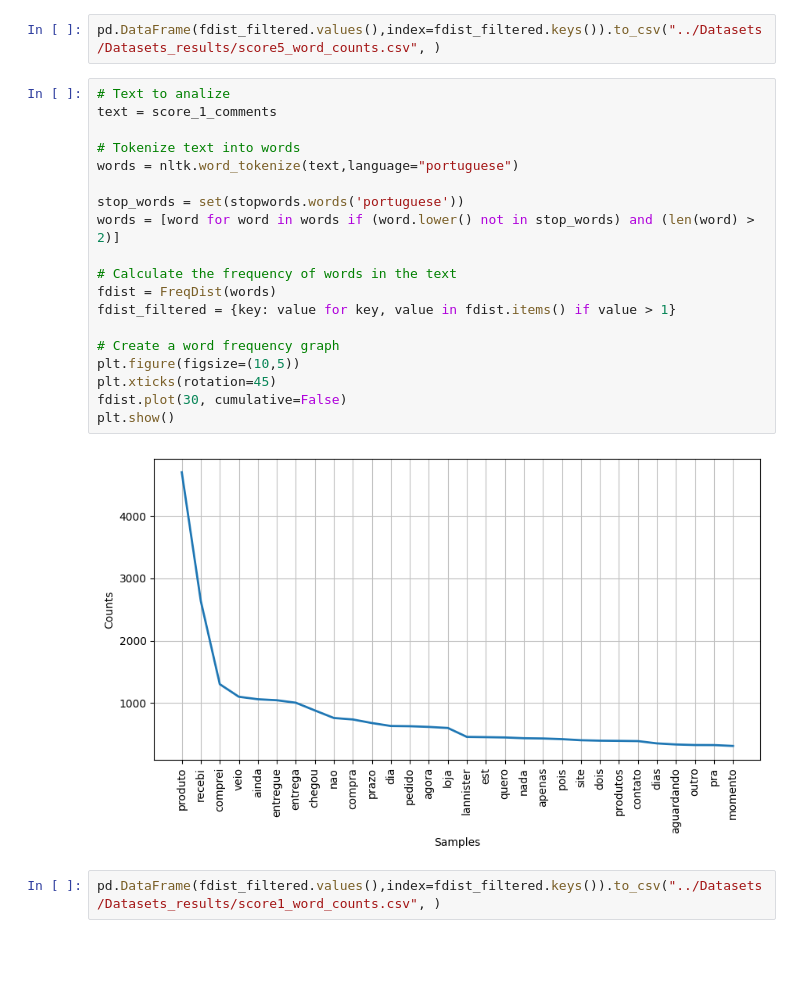
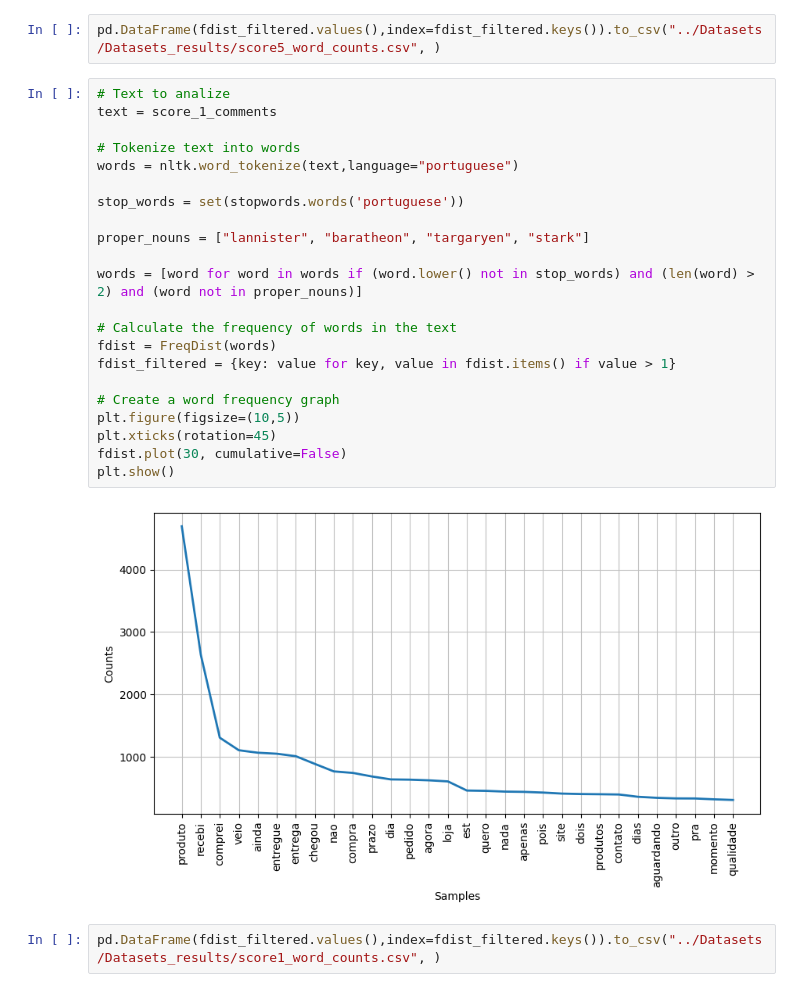
Before and after one commit to Lautaro555/Final-project-Olist, a Jupyter notebook: Notebooks/Word_count.ipynb, the cells around one changed output. Saved outputs shown, nothing was run; the diff lists cells and outputs as text; blank space fills up the shorter version.

Commit message:
word_count update

```diff
--- a/Notebooks/Word_count.ipynb
+++ b/Notebooks/Word_count.ipynb
@@ -54,23 +60,26 @@ pd.DataFrame(fdist_filtered.values(),index=fdist_filtered.keys()).to_csv("../Dat
 # %%
 # Text to analize
 text = score_1_comments
 
 # Tokenize text into words
 words = nltk.word_tokenize(text,language="portuguese")
 
 stop_words = set(stopwords.words('portuguese'))
-words = [word for word in words if (word.lower() not in stop_words) and (len(word) > 2)]
+
+proper_nouns = ["lannister", "baratheon", "targaryen", "stark"]
+
+words = [word for word in words if (word.lower() not in stop_words) and (len(word) > 2) and (word not in proper_nouns)]
 
 # Calculate the frequency of words in the text
 fdist = FreqDist(words)
 fdist_filtered = {key: value for key, value in fdist.items() if value > 1}
 
 # Create a word frequency graph
 plt.figure(figsize=(10,5))
 plt.xticks(rotation=45)
 fdist.plot(30, cumulative=False)
 plt.show()
 # %% [output]
-[figure, old version]
+[figure, new version]
 # %%
 pd.DataFrame(fdist_filtered.values(),index=fdist_filtered.keys()).to_csv("../Datasets/Datasets_results/score1_word_counts.csv", )
```
Also changed, not shown: parts of 2 cells of this notebook, 3 other files.
